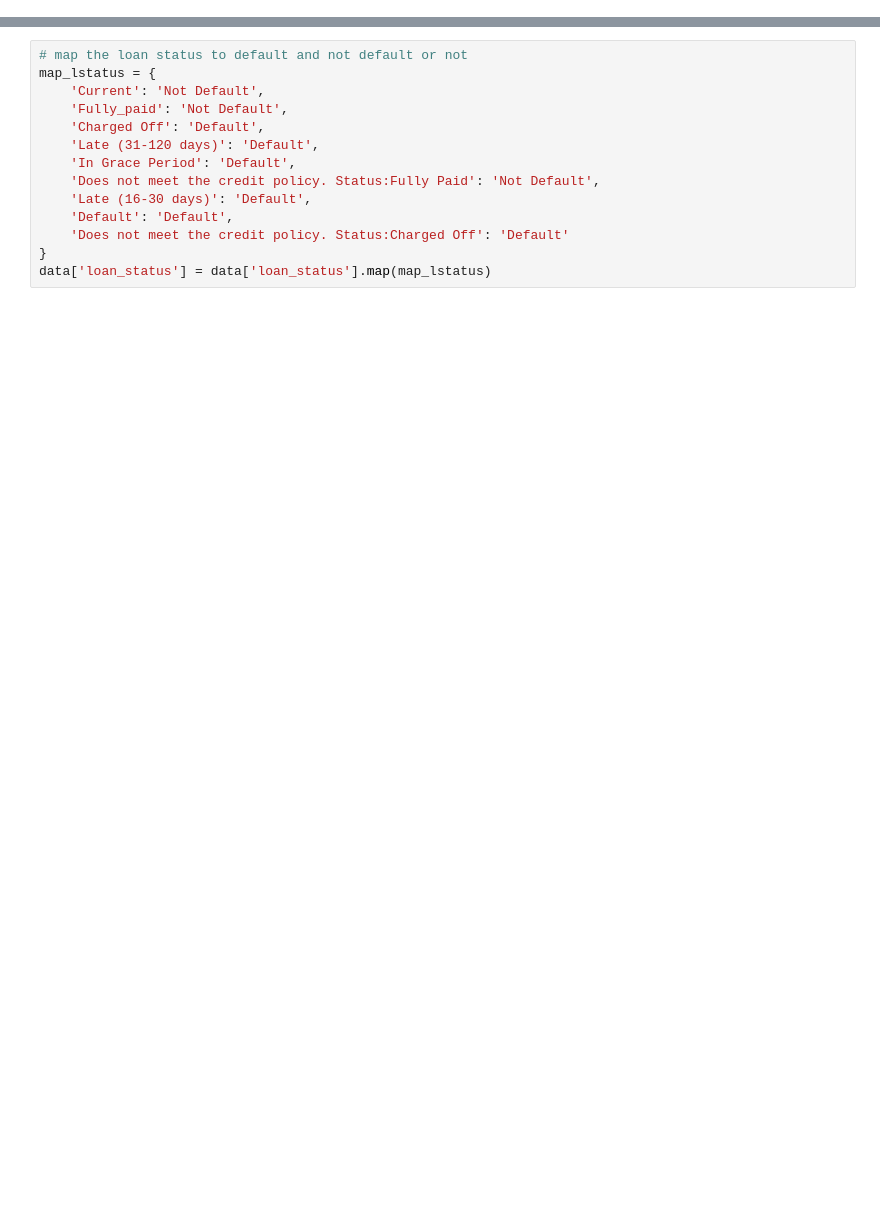
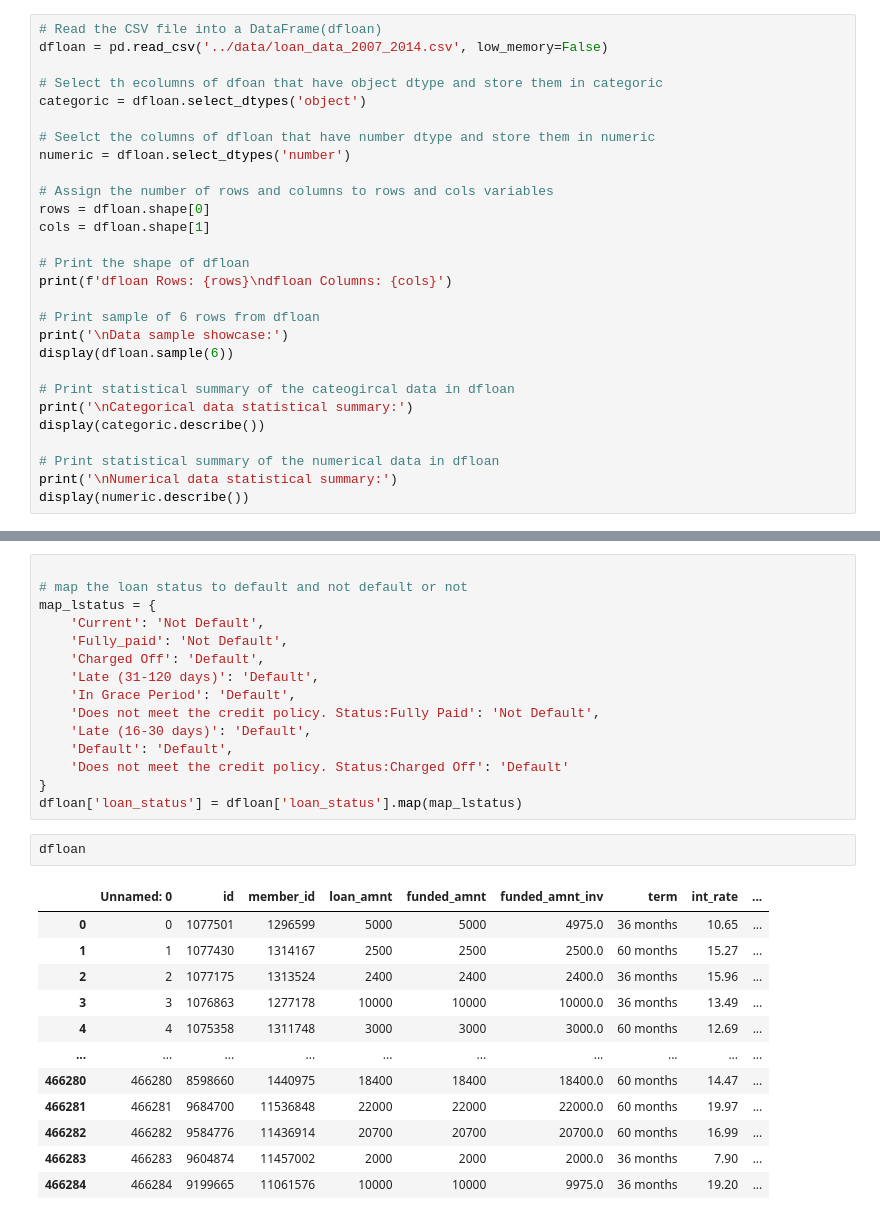
Before and after one commit to azaryasph/IDX-Partners-Project-Based-Internship-Prediction-Model, a Jupyter notebook: notebooks/Prediction Model.ipynb, the cells around one changed output, grey strips where cells are left out. Saved outputs shown, nothing was run; the diff lists cells and outputs as text; blank space fills up the shorter version.

```diff
--- a/notebooks/Prediction Model.ipynb
+++ b/notebooks/Prediction Model.ipynb
@@ -58,0 +14,28 @@ display(numeric.describe())
+# %%
+# Read the CSV file into a DataFrame(dfloan)
+dfloan = pd.read_csv('../data/loan_data_2007_2014.csv', low_memory=False)
+
+# Select th ecolumns of dfoan that have object dtype and store them in categoric
+categoric = dfloan.select_dtypes('object')
+
+# Seelct the columns of dfloan that have number dtype and store them in numeric
+numeric = dfloan.select_dtypes('number')
+
+# Assign the number of rows and columns to rows and cols variables
+rows = dfloan.shape[0]
+cols = dfloan.shape[1]
+
+# Print the shape of dfloan
+print(f'dfloan Rows: {rows}\ndfloan Columns: {cols}')
+
+# Print sample of 6 rows from dfloan
+print('\nData sample showcase:')
+display(dfloan.sample(6))
+
+# Print statistical summary of the cateogircal data in dfloan
+print('\nCategorical data statistical summary:')
+display(categoric.describe())
+
+# Print statistical summary of the numerical data in dfloan
+print('\nNumerical data statistical summary:')
+display(numeric.describe())
@@ -74,4 +208,5 @@ data.loan_status.value_counts().plot(kind='bar')
 # %%
+
 # map the loan status to default and not default or not
 map_lstatus = {
     'Current': 'Not Default',
@@ -84,4 +219,19 @@ map_lstatus = {
     'Default': 'Default',
     'Does not meet the credit policy. Status:Charged Off': 'Default'
 }
-data['loan_status'] = data['loan_status'].map(map_lstatus)
+dfloan['loan_status'] = dfloan['loan_status'].map(map_lstatus)
+# %%
+dfloan
+# %% [output]
+|  | Unnamed: 0 | id | member_id | loan_amnt | funded_amnt | funded_amnt_inv | term | int_rate | ... |
+| 0 | 0 | 1077501 | 1296599 | 5000 | 5000 | 4975.0 | 36 months | 10.65 | ... |
+| 1 | 1 | 1077430 | 1314167 | 2500 | 2500 | 2500.0 | 60 months | 15.27 | ... |
+| 2 | 2 | 1077175 | 1313524 | 2400 | 2400 | 2400.0 | 36 months | 15.96 | ... |
+| 3 | 3 | 1076863 | 1277178 | 10000 | 10000 | 10000.0 | 36 months | 13.49 | ... |
+| 4 | 4 | 1075358 | 1311748 | 3000 | 3000 | 3000.0 | 60 months | 12.69 | ... |
+| ... | ... | ... | ... | ... | ... | ... | ... | ... | ... |
+| 466280 | 466280 | 8598660 | 1440975 | 18400 | 18400 | 18400.0 | 60 months | 14.47 | ... |
+| 466281 | 466281 | 9684700 | 11536848 | 22000 | 22000 | 22000.0 | 60 months | 19.97 | ... |
+| 466282 | 466282 | 9584776 | 11436914 | 20700 | 20700 | 20700.0 | 60 months | 16.99 | ... |
+| 466283 | 466283 | 9604874 | 11457002 | 2000 | 2000 | 2000.0 | 36 months | 7.90 | ... |
+| 466284 | 466284 | 9199665 | 11061576 | 10000 | 10000 | 9975.0 | 36 months | 19.20 | ... |
```
Also changed, not shown: parts of 25 cells of this notebook.
